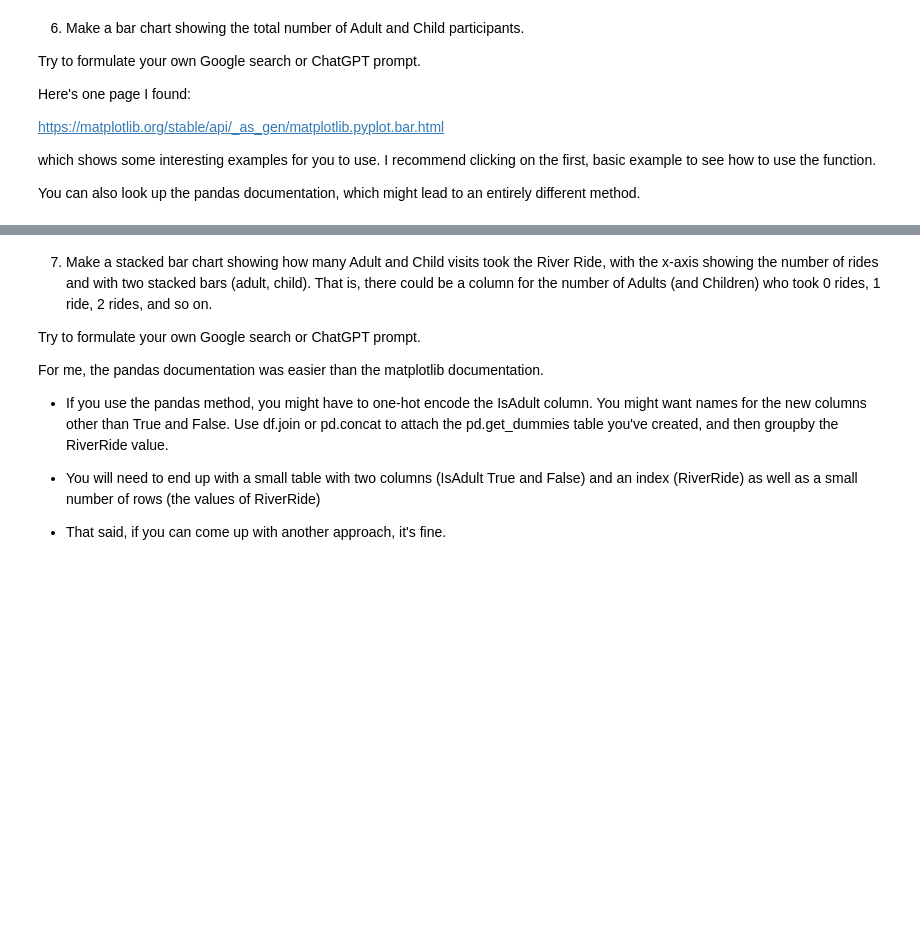
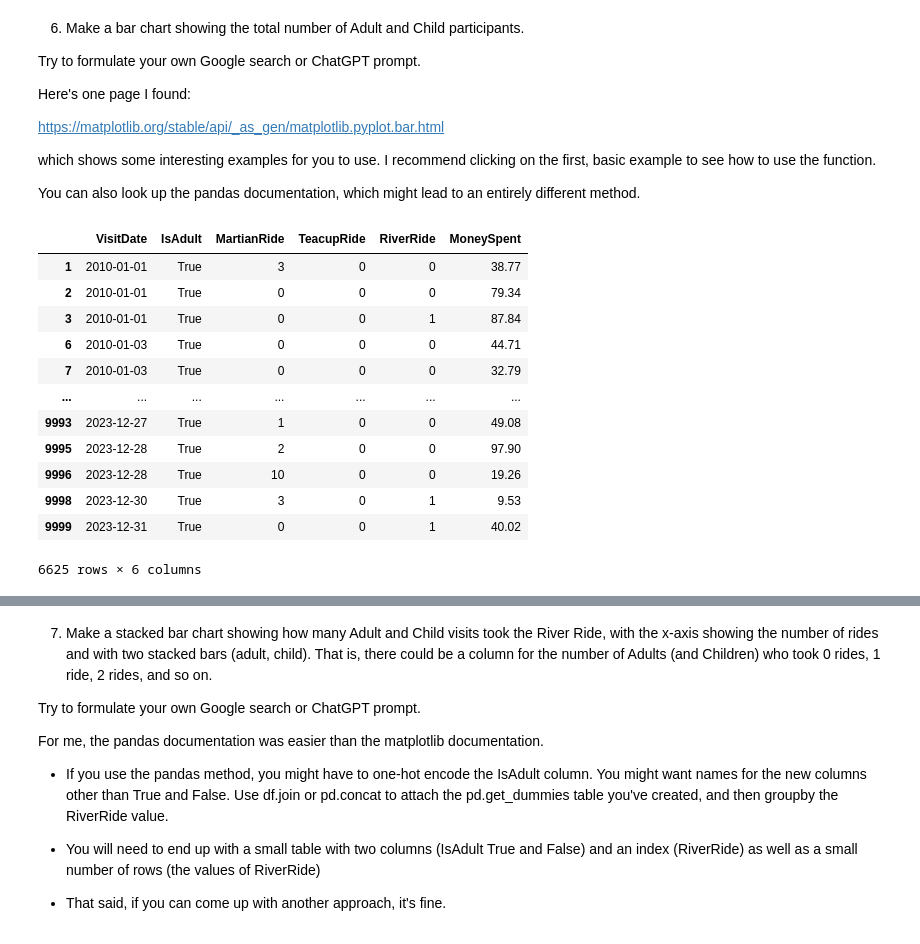
Before and after one commit to Haleymussary00/Module-B-semester-2, a Jupyter notebook: Week3.ipynb, the cells around one changed output, grey strips where cells are left out. Saved outputs shown, nothing was run; the diff lists cells and outputs as text; code cells hidden in the pictures; blank space fills up the shorter version.

```diff
--- a/Week3.ipynb
+++ b/Week3.ipynb
@@ -296,3 +366,19 @@ https://matplotlib.org/stable/api/_as_gen/matplotlib.pyplot.bar.html
 which shows some interesting examples for you to use.  I recommend clicking on the first, basic example to see how to use the function.
 
 You can also look up the pandas documentation, which might lead to an entirely different method.
+# %%
+df.query("IsAdult == True")
+# %% [output]
+|  | VisitDate | IsAdult | MartianRide | TeacupRide | RiverRide | MoneySpent |
+| 1 | 2010-01-01 | True | 3 | 0 | 0 | 38.77 |
+| 2 | 2010-01-01 | True | 0 | 0 | 0 | 79.34 |
+| 3 | 2010-01-01 | True | 0 | 0 | 1 | 87.84 |
+| 6 | 2010-01-03 | True | 0 | 0 | 0 | 44.71 |
+| 7 | 2010-01-03 | True | 0 | 0 | 0 | 32.79 |
+| ... | ... | ... | ... | ... | ... | ... |
+| 9993 | 2023-12-27 | True | 1 | 0 | 0 | 49.08 |
+| 9995 | 2023-12-28 | True | 2 | 0 | 0 | 97.90 |
+| 9996 | 2023-12-28 | True | 10 | 0 | 0 | 19.26 |
+| 9998 | 2023-12-30 | True | 3 | 0 | 1 | 9.53 |
+| 9999 | 2023-12-31 | True | 0 | 0 | 1 | 40.02 |
+6625 rows × 6 columns
```
Also changed, not shown: parts of 10 cells of this notebook.
